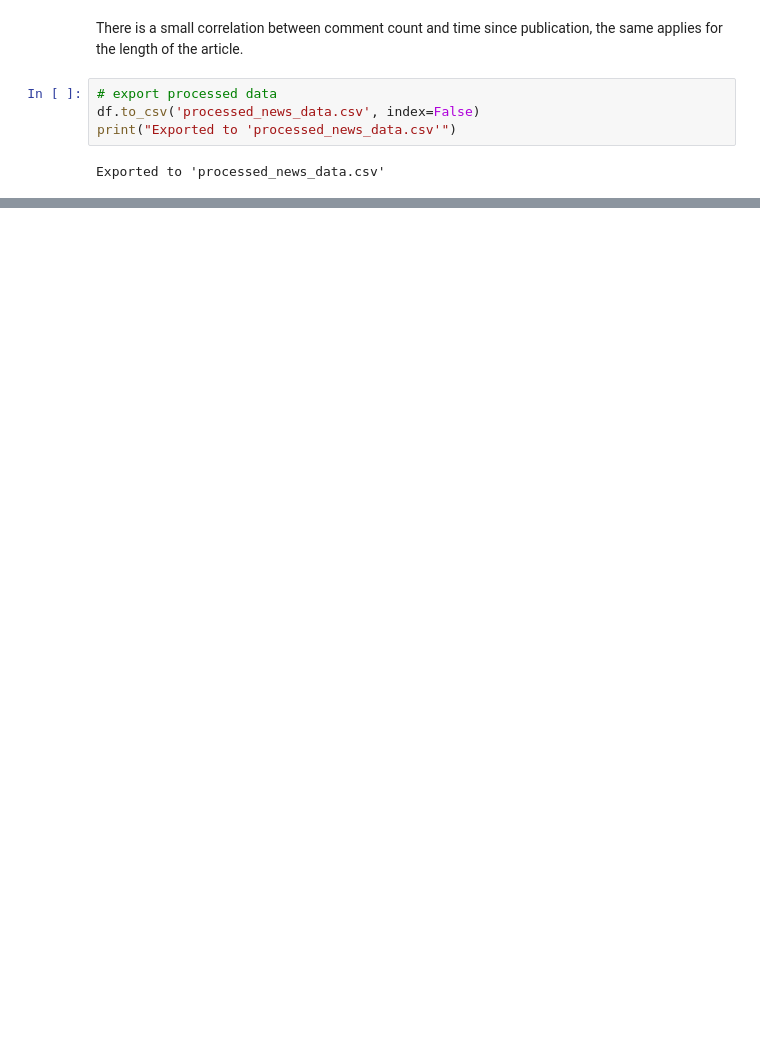
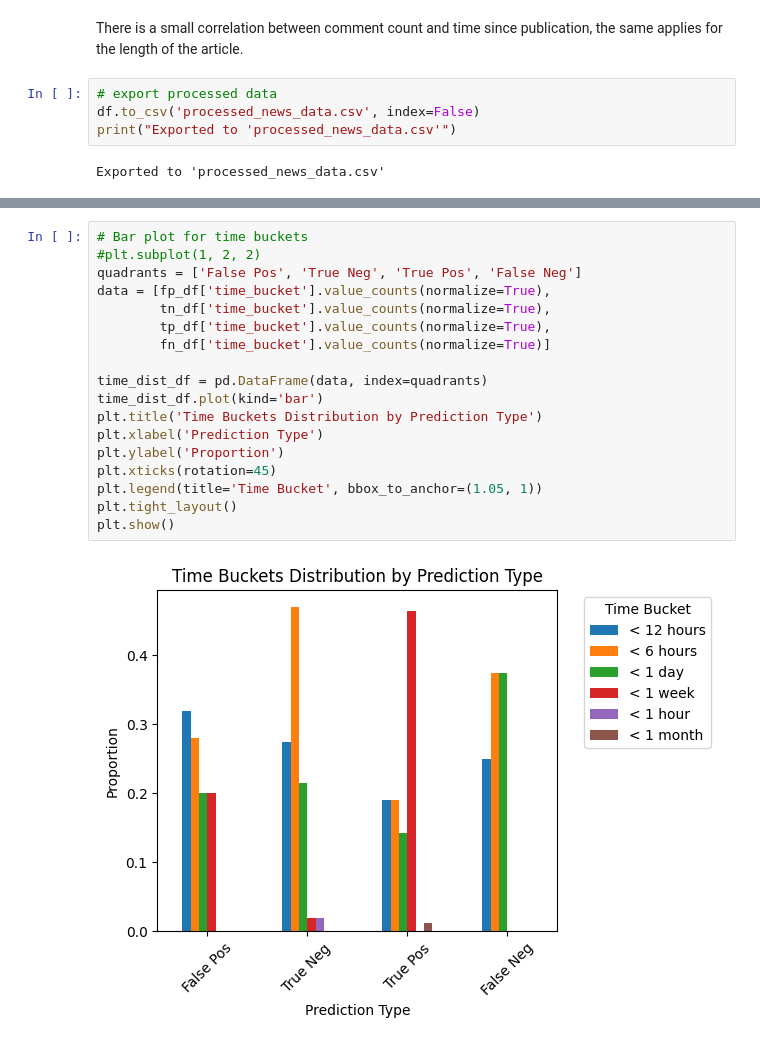
Before and after one commit to scarcamo/text_analysis_yahoo, a Jupyter notebook: yahoo_news_text.ipynb, the cells around one changed output, grey strips where cells are left out. Saved outputs shown, nothing was run; the diff lists cells and outputs as text; blank space fills up the shorter version.

```diff
--- a/yahoo_news_text.ipynb
+++ b/yahoo_news_text.ipynb
@@ -505,0 +1005,20 @@ Exported to 'processed_news_data.csv'
+# %%
+# Bar plot for time buckets
+#plt.subplot(1, 2, 2)
+quadrants = ['False Pos', 'True Neg', 'True Pos', 'False Neg']
+data = [fp_df['time_bucket'].value_counts(normalize=True),
+        tn_df['time_bucket'].value_counts(normalize=True),
+        tp_df['time_bucket'].value_counts(normalize=True),
+        fn_df['time_bucket'].value_counts(normalize=True)]
+
+time_dist_df = pd.DataFrame(data, index=quadrants)
+time_dist_df.plot(kind='bar')
+plt.title('Time Buckets Distribution by Prediction Type')
+plt.xlabel('Prediction Type')
+plt.ylabel('Proportion')
+plt.xticks(rotation=45)
+plt.legend(title='Time Bucket', bbox_to_anchor=(1.05, 1))
+plt.tight_layout()
+plt.show()
+# %% [output]
+[figure, added]
```
Also changed, not shown: parts of 28 cells of this notebook.
